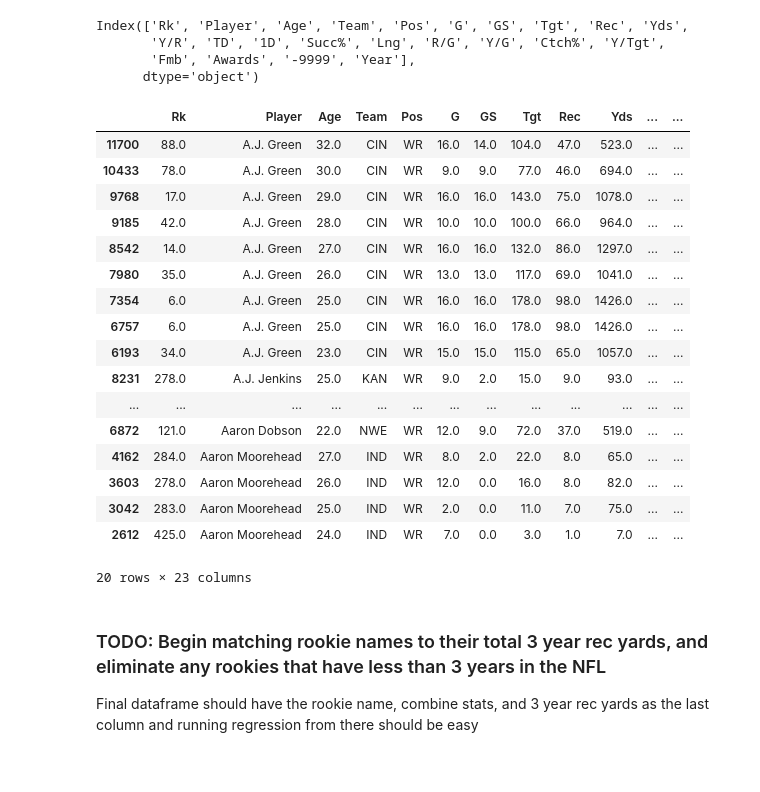
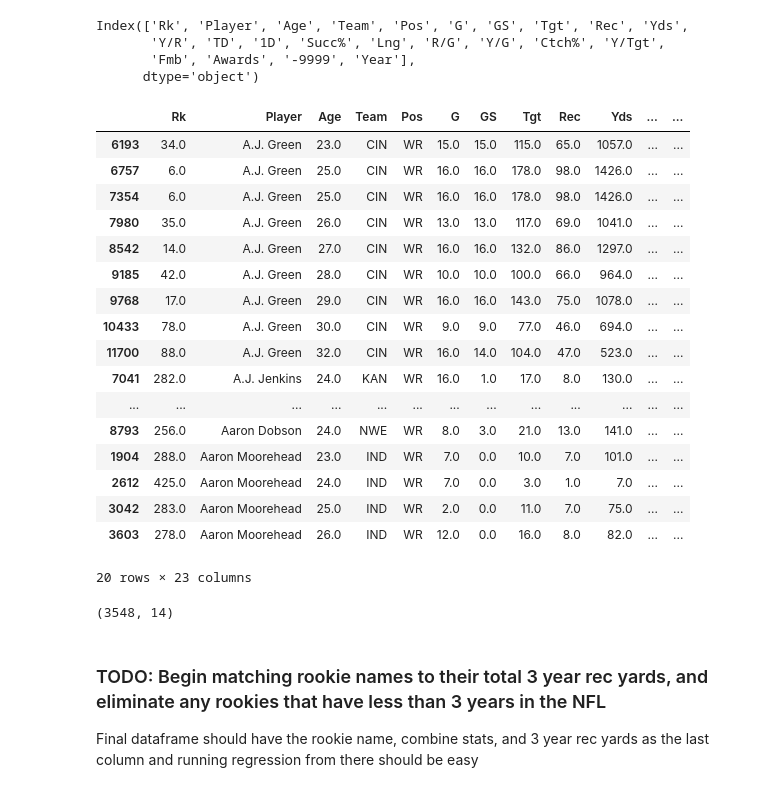
Before and after one commit to vidmt/msas-project, a Jupyter notebook: nfl_combine_analysis.ipynb, the cells around one changed output. Saved outputs shown, nothing was run; the diff lists cells and outputs as text; code cells hidden in the pictures.

```diff
--- a/nfl_combine_analysis.ipynb
+++ b/nfl_combine_analysis.ipynb
@@ -218,32 +218,36 @@ Index(['Rk', 'Player', 'Age', 'Team', 'Pos', 'G', 'GS', 'Tgt', 'Rec', 'Yds',
 # %%
 ## Soring the dataframe for ease of use
 sortedNFL = NFL_csv.sort_values(by=["Player", "Year"], ascending=[True, False])
 sortedNFL.shape[0]
 
 sortedNFL.head()
 name_counts = sortedNFL["Player"].value_counts()
+valid_names = name_counts[name_counts >= 3]
 valid_names = name_counts[name_counts >= 3].index
 filtered_df = sortedNFL[sortedNFL["Player"].isin(valid_names)]
-sortedNFL = filtered_df.sort_values(by=["Player", "Year"], ascending=[True, False])
+sortedNFL = filtered_df.sort_values(by=["Player", "Year"], ascending=[True, True])
 sortedNFL.head(20)
 # %% [output]
 |  | Rk | Player | Age | Team | Pos | G | GS | Tgt | Rec | Yds | ... | ... |
+| 6193 | 34.0 | A.J. Green | 23.0 | CIN | WR | 15.0 | 15.0 | 115.0 | 65.0 | 1057.0 | ... | ... |
+| 6757 | 6.0 | A.J. Green | 25.0 | CIN | WR | 16.0 | 16.0 | 178.0 | 98.0 | 1426.0 | ... | ... |
+| 7354 | 6.0 | A.J. Green | 25.0 | CIN | WR | 16.0 | 16.0 | 178.0 | 98.0 | 1426.0 | ... | ... |
+| 7980 | 35.0 | A.J. Green | 26.0 | CIN | WR | 13.0 | 13.0 | 117.0 | 69.0 | 1041.0 | ... | ... |
+| 8542 | 14.0 | A.J. Green | 27.0 | CIN | WR | 16.0 | 16.0 | 132.0 | 86.0 | 1297.0 | ... | ... |
+| 9185 | 42.0 | A.J. Green | 28.0 | CIN | WR | 10.0 | 10.0 | 100.0 | 66.0 | 964.0 | ... | ... |
+| 9768 | 17.0 | A.J. Green | 29.0 | CIN | WR | 16.0 | 16.0 | 143.0 | 75.0 | 1078.0 | ... | ... |
+| 10433 | 78.0 | A.J. Green | 30.0 | CIN | WR | 9.0 | 9.0 | 77.0 | 46.0 | 694.0 | ... | ... |
 | 11700 | 88.0 | A.J. Green | 32.0 | CIN | WR | 16.0 | 14.0 | 104.0 | 47.0 | 523.0 | ... | ... |
-| 10433 | 78.0 | A.J. Green | 30.0 | CIN | WR | 9.0 | 9.0 | 77.0 | 46.0 | 694.0 | ... | ... |
-| 9768 | 17.0 | A.J. Green | 29.0 | CIN | WR | 16.0 | 16.0 | 143.0 | 75.0 | 1078.0 | ... | ... |
-| 9185 | 42.0 | A.J. Green | 28.0 | CIN | WR | 10.0 | 10.0 | 100.0 | 66.0 | 964.0 | ... | ... |
-| 8542 | 14.0 | A.J. Green | 27.0 | CIN | WR | 16.0 | 16.0 | 132.0 | 86.0 | 1297.0 | ... | ... |
-| 7980 | 35.0 | A.J. Green | 26.0 | CIN | WR | 13.0 | 13.0 | 117.0 | 69.0 | 1041.0 | ... | ... |
-| 7354 | 6.0 | A.J. Green | 25.0 | CIN | WR | 16.0 | 16.0 | 178.0 | 98.0 | 1426.0 | ... | ... |
-| 6757 | 6.0 | A.J. Green | 25.0 | CIN | WR | 16.0 | 16.0 | 178.0 | 98.0 | 1426.0 | ... | ... |
-| 6193 | 34.0 | A.J. Green | 23.0 | CIN | WR | 15.0 | 15.0 | 115.0 | 65.0 | 1057.0 | ... | ... |
-| 8231 | 278.0 | A.J. Jenkins | 25.0 | KAN | WR | 9.0 | 2.0 | 15.0 | 9.0 | 93.0 | ... | ... |
+| 7041 | 282.0 | A.J. Jenkins | 24.0 | KAN | WR | 16.0 | 1.0 | 17.0 | 8.0 | 130.0 | ... | ... |
 | ... | ... | ... | ... | ... | ... | ... | ... | ... | ... | ... | ... | ... |
-| 6872 | 121.0 | Aaron Dobson | 22.0 | NWE | WR | 12.0 | 9.0 | 72.0 | 37.0 | 519.0 | ... | ... |
-| 4162 | 284.0 | Aaron Moorehead | 27.0 | IND | WR | 8.0 | 2.0 | 22.0 | 8.0 | 65.0 | ... | ... |
+| 8793 | 256.0 | Aaron Dobson | 24.0 | NWE | WR | 8.0 | 3.0 | 21.0 | 13.0 | 141.0 | ... | ... |
+| 1904 | 288.0 | Aaron Moorehead | 23.0 | IND | WR | 7.0 | 0.0 | 10.0 | 7.0 | 101.0 | ... | ... |
+| 2612 | 425.0 | Aaron Moorehead | 24.0 | IND | WR | 7.0 | 0.0 | 3.0 | 1.0 | 7.0 | ... | ... |
+| 3042 | 283.0 | Aaron Moorehead | 25.0 | IND | WR | 2.0 | 0.0 | 11.0 | 7.0 | 75.0 | ... | ... |
 | 3603 | 278.0 | Aaron Moorehead | 26.0 | IND | WR | 12.0 | 0.0 | 16.0 | 8.0 | 82.0 | ... | ... |
-| 3042 | 283.0 | Aaron Moorehead | 25.0 | IND | WR | 2.0 | 0.0 | 11.0 | 7.0 | 75.0 | ... | ... |
-| 2612 | 425.0 | Aaron Moorehead | 24.0 | IND | WR | 7.0 | 0.0 | 3.0 | 1.0 | 7.0 | ... | ... |
 20 rows × 23 columns
 # %%
-sortedNFL_shrunk = sortedNFL.drop(columns=["Rk", "Age", "Team", "Pos", ""])
+sortedNFL_shrunk = sortedNFL.drop(columns=["Rk", "Age", "Pos", "G", "GS", "Lng", "1D", "Awards", "-9999"])
+sortedNFL_shrunk.shape
+# %% [output]
+(3548, 14)
```
Also changed, not shown: parts of 7 cells of this notebook.
